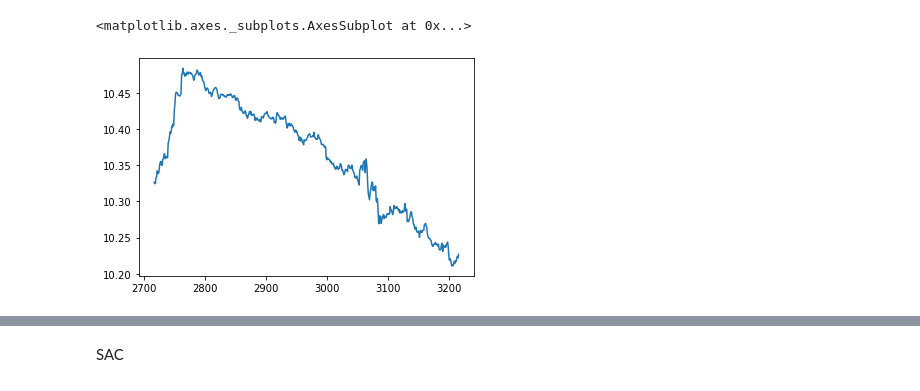
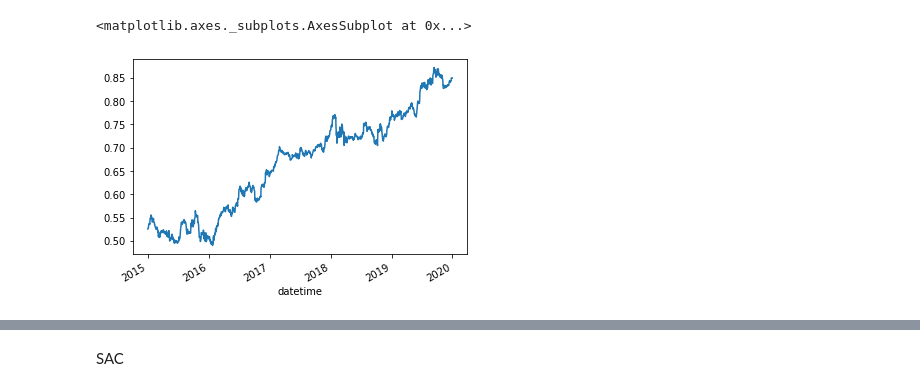
Before and after one commit to algotradingsoc/reinforcement_learning, a Jupyter notebook: Thomas/Validate RL models.ipynb, the cells around one changed output, grey strips where cells are left out. Cells and saved outputs as stored; diff of their text form; code cells hidden in the pictures.

Commit message:
ppo agent

```diff
--- a/Thomas/Validate RL models.ipynb
+++ b/Thomas/Validate RL models.ipynb
@@ -152,16 +155,30 @@ from ray.rllib.agents.ppo import PPOTrainer, DEFAULT_CONFIG
 from ray.tune.logger import pretty_print
 # %%
 config = DEFAULT_CONFIG.copy()
-config['num_workers'] = 1
-config["num_envs_per_worker"] = 1
+config["num_workers"] = 15
+config["num_envs_per_worker"] = 5
 config["rollout_fragment_length"] = 20
-config["train_batch_size"] = 8000
+config["train_batch_size"] = 5000
 config["batch_mode"] = "complete_episodes"
-config['num_sgd_iter'] = 25
-config['sgd_minibatch_size'] = 3200
-config['model']['fcnet_hiddens'] = [50, 25]
-config['num_cpus_per_worker'] = 2  # This avoids running out of resources in the notebook environment when this cell is re-executed
-config['env_config'] = {'pricing_source':'Alpaca_Equity_daily', 'tickers':['SPY','QQQ','SHY','GLD','TLT','LQD'], 'lookback':200, 'start':'2008-01-02', 'end':'2020-12-31'}
+config["num_sgd_iter"] = 20
+config["sgd_minibatch_size"] = 200
+config['model']['dim'] = 10
+config['model']['conv_filters'] = [[16, [2, 1], 2], [16, [2, 1], 2], [16, [2, 1], 5]]
+config[
+    "num_cpus_per_worker"
+] = 2  # This avoids running out of resources in the notebook environment when this cell is re-executed
+config["env_config"] = {
+    "pricing_source": "csvdata",
+    "tickers": [
+        "BRK",
+        "TLT",
+        "GLD",
+    ],
+    "lookback": 10,
+    "start": "2003-01-02",
+    "end": "2019-12-31",
+    "features": ["volatility_20", "skewness_20", "kurtosis_20"],
+}
 # %%
 PPO_agent = PPOTrainer(config, Equitydaily)
 # %% [output]
@@ -172 +186,3 @@ env = Equitydaily({'pricing_source':'Alpaca_Equity_daily', 'tickers':['SPY','QQQ
+# %%
+env = Equitydaily(config["env_config"] )
 # %%
@@ -182,15 +198,17 @@ cum_reward = 0
 actions = list()
 
 while not done:
-    action = agent.compute_action(state)
+    if env.index % 35 ==0:
+        action = PPO_agent.compute_action(state)
     #action = np.array([1,0,0,0,0,0,1])
     state, reward, done, _ = env.step(action)
     cum_reward += reward
     actions.append(action)
     reward_list.append(reward)
 # %%
-
-pd.Series(env.log_return_series).cumsum()[-500:].plot()
+returns = pd.Series(env.log_return_series)
+returns.index = env.dates[:-1]
+returns.cumsum().loc['2015-01-01':].plot()
 # %% [output]
 <matplotlib.axes._subplots.AxesSubplot at 0x...>
-[figure, old version]
+[figure, new version]
```
Also changed, not shown: parts of 14 cells of this notebook, 3 other files.
